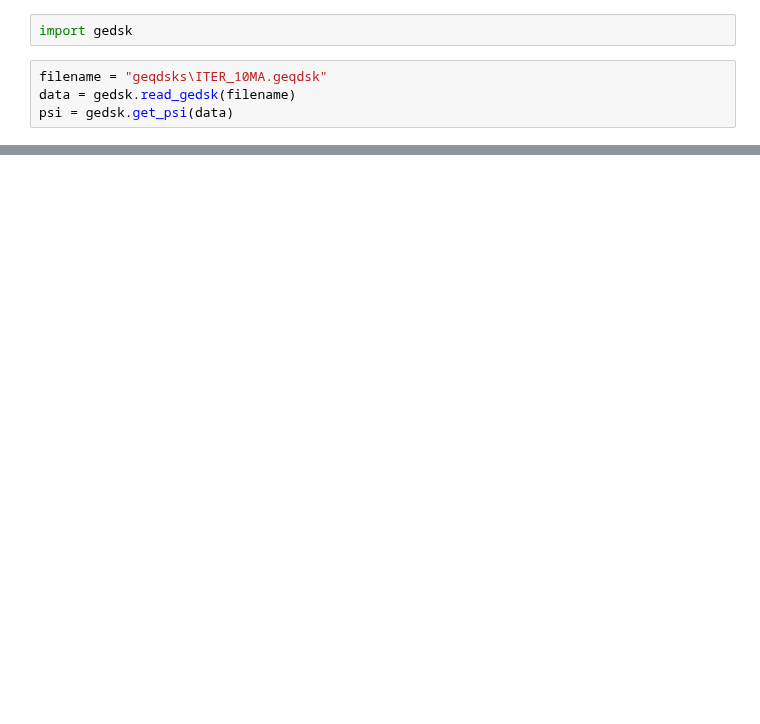
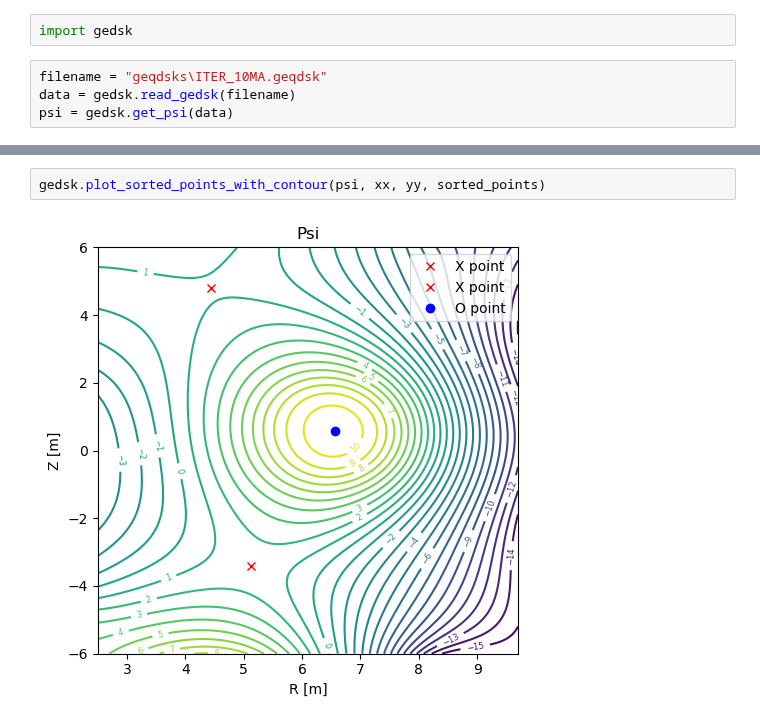
Before and after one commit to Fuad-HH/eqdsk2py, a Jupyter notebook: allCritPoints.ipynb, the cells around one changed output, grey strips where cells are left out. Drawn from its saved outputs; the diff is of its cells as text; blank space fills up the shorter version.

```diff
--- a/allCritPoints.ipynb
+++ b/allCritPoints.ipynb
@@ -38,0 +47,4 @@ gedsk.plotPoints_on_psi_contour(psi, xx, yy, points = all_critical_ponts)
+# %%
+gedsk.plot_sorted_points_with_contour(psi, xx, yy, sorted_points)
+# %% [output]
+[figure, added]
```
Also changed, not shown: parts of 8 cells of this notebook, 1 other file.
